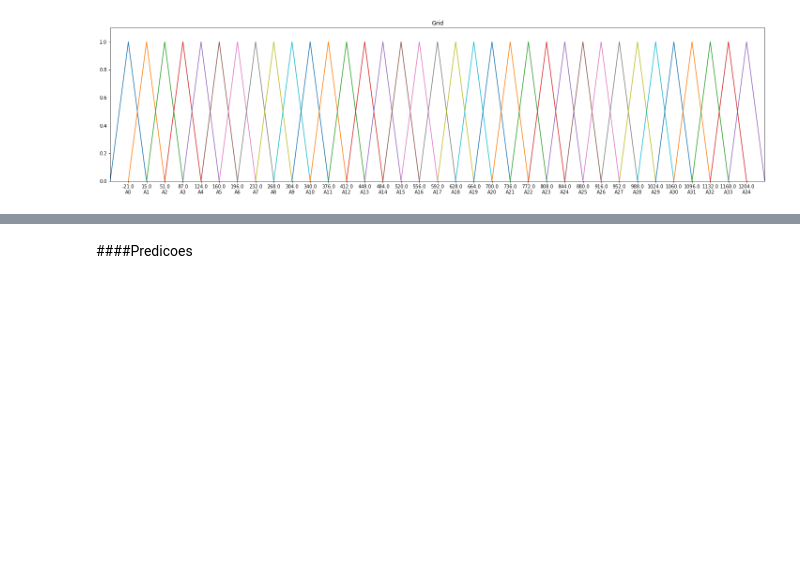
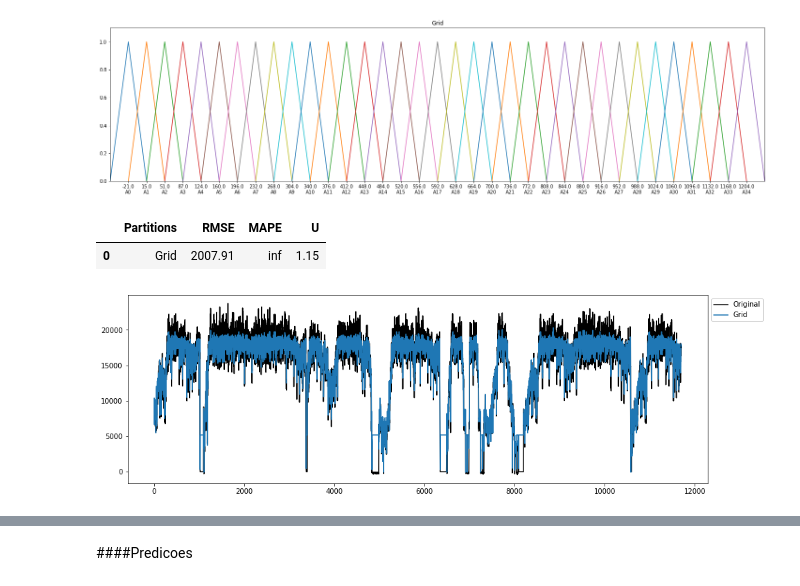
Before and after one commit to gabrielvinicios02/ExperimentsMultivariate, a Jupyter notebook: ClassificadorXGBoost.ipynb, the cells around one changed output, grey strips where cells are left out. Saved outputs shown, nothing was run; the diff lists cells and outputs as text; code cells hidden in the pictures; blank space fills up the shorter version.

```diff
--- a/ClassificadorXGBoost.ipynb
+++ b/ClassificadorXGBoost.ipynb
@@ -1451,33 +1454,38 @@ metodos = [Grid.GridPartitioner]#, Entropy.EntropyPartitioner, CMeans.CMeansPart
 
 k = 35
 
 rows = []
 
 y44=np.asarray(datasets5['Rate'])
+y44=y44[:-100]
 
 fig, ax = plt.subplots(nrows=1, ncols=1,figsize=[15,5])
 
 ax.plot(y44, label='Original',color='black')
 
 for contador, metodo in enumerate(metodos):
   part44 = metodo(data=y44, npart=k)
   model44 = hofts.HighOrderFTS(order=2, partitioner=part44)
   model44.fit(y44)
   forecasts44 = model44.predict(y44)
   for o in range(model44.order):
     forecasts44.insert(0,None)
 
   ax.plot(forecasts44[:-1], label=part44.name)
 
   rmse, mape, u = Measures.get_point_statistics(y44, model44)
 
   rows.append([part44.name, rmse, mape, u])
 
 
 handles, labels = ax.get_legend_handles_labels()
 lgd = ax.legend(handles, labels, loc=2, bbox_to_anchor=(1, 1))
 
 pd.DataFrame(rows, columns=['Partitions','RMSE','MAPE','U'])
+# %% [output]
+|  | Partitions | RMSE | MAPE | U |
+| 0 | Grid | 2007.91 | inf | 1.15 |
+[figure, added]
 # %%
 fig, ax = plt.subplots(nrows=1, ncols=1,figsize=[25,6])
 part44.plot(ax)
```
Also changed, not shown: parts of 11 cells of this notebook.
